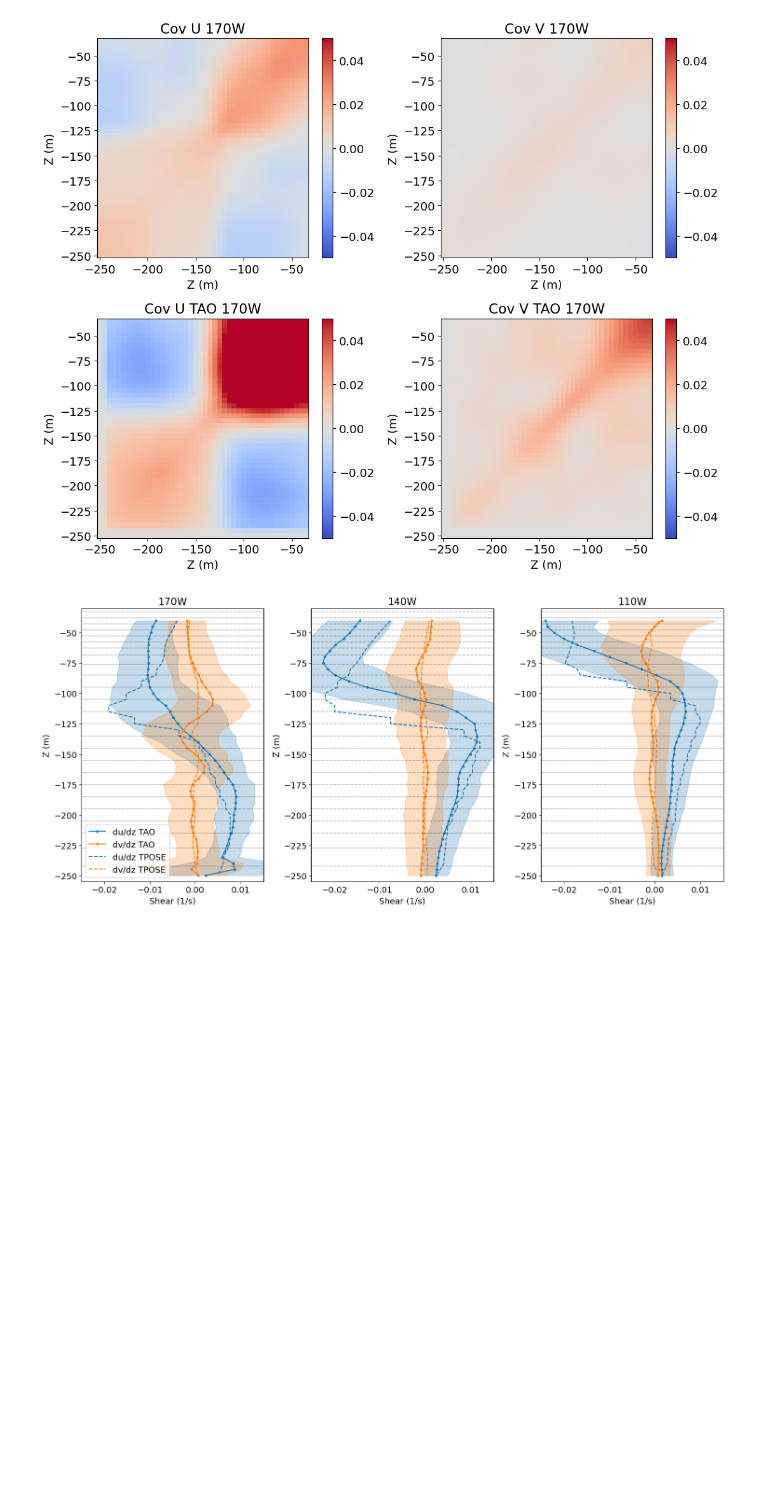
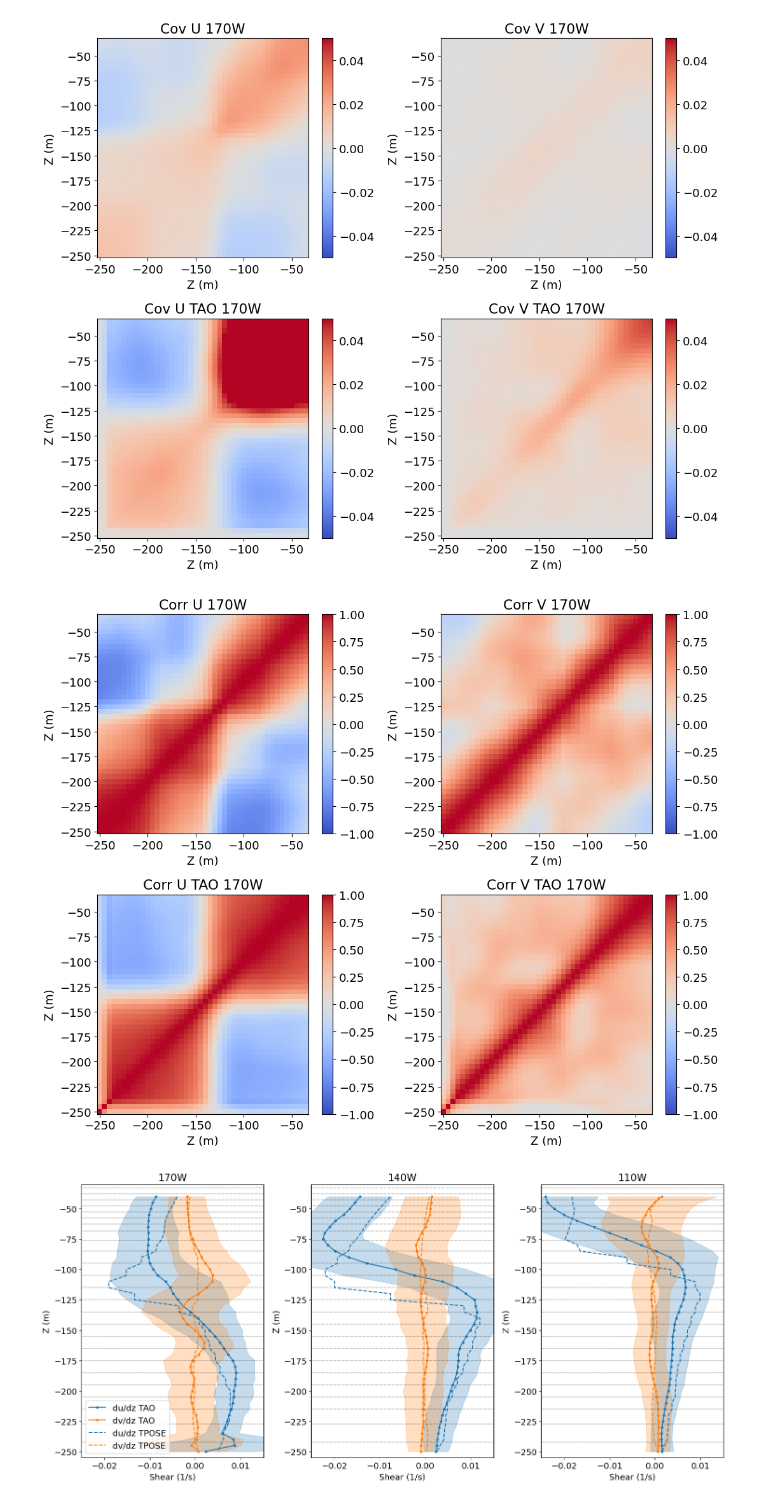
Before and after one commit to eldavenport/TPOSE6_VelocityAssim, a Jupyter notebook: VelocityVariance/DepthDepth_Cov.ipynb, the cells around one changed output. Saved outputs shown, nothing was run; the diff lists cells and outputs as text; code cells hidden in the pictures; blank space fills up the shorter version.

```diff
--- a/VelocityVariance/DepthDepth_Cov.ipynb
+++ b/VelocityVariance/DepthDepth_Cov.ipynb
@@ -244,6 +287,16 @@ plt.tight_layout()
 plt.savefig('depthdepth_cov_UV_170W.png')
 # %% [output]
 [figure]
+# %%
+fig, axs = plt.subplots(2, 2, figsize=(11, 9))
+plot_corr(corr_depth_U_170, 'Corr U 170W', axs[0, 0])
+plot_corr(corr_depth_U_TAO_170, 'Corr U TAO 170W', axs[1, 0])
+plot_corr(corr_depth_V_170, 'Corr V 170W', axs[0, 1])
+plot_corr(corr_depth_V_TAO_170, 'Corr V TAO 170W', axs[1, 1])
+plt.tight_layout()
+plt.savefig('depthdepth_corr_UV_170W.png')
+# %% [output]
+[figure, added]
 # %%
 shear_U_140 = U6_140.diff('Z') / U6_140['Z'].diff('Z')
 shear_U_TAO_140 = U6_TAO_140.diff('Z') / U6_TAO_140['Z'].diff('Z')
```
Also changed, not shown: parts of 4 cells of this notebook, 3 other files.
